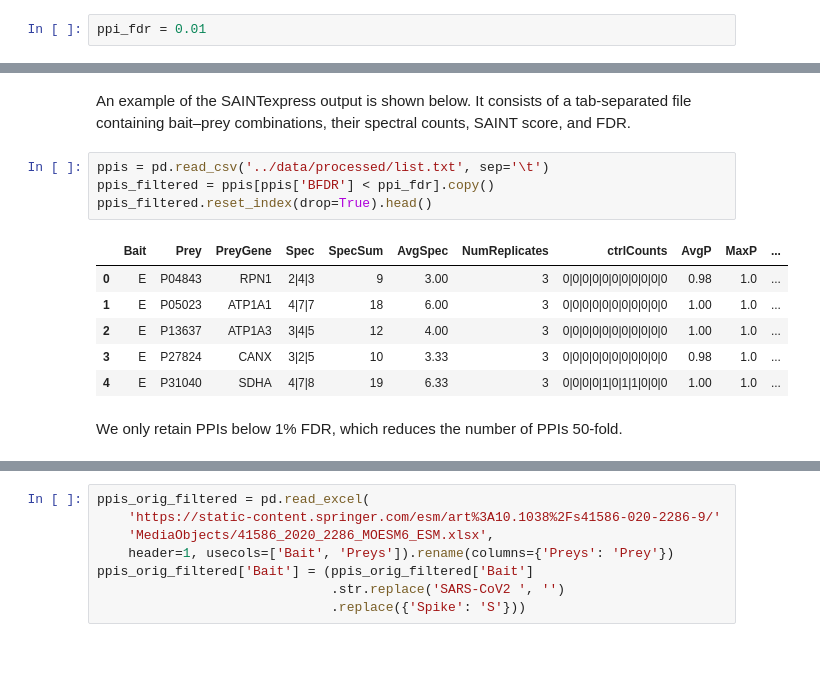
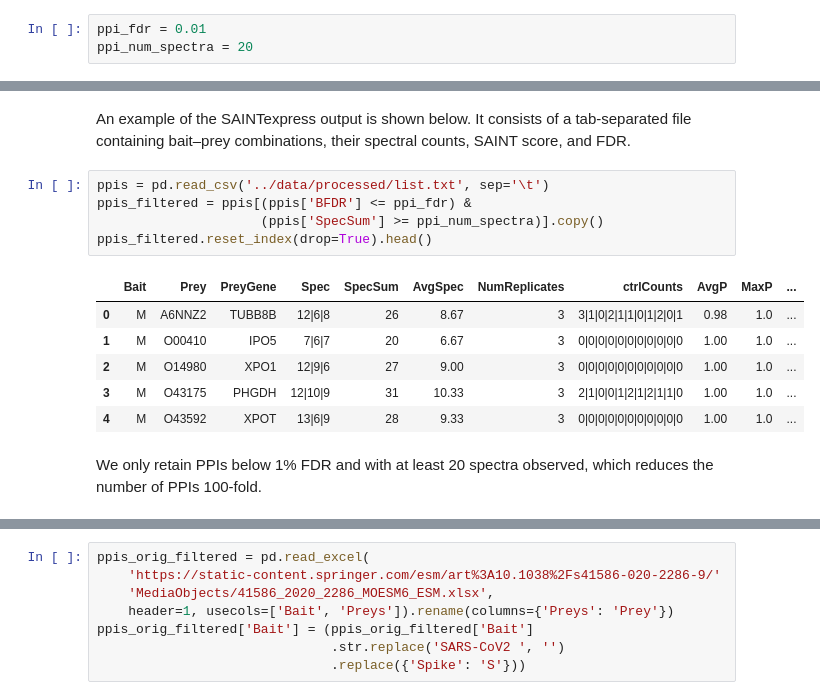
Before and after one commit to bittremieux/sars_cov_2, a Jupyter notebook: ppi_demo.ipynb, the cells around one changed output, grey strips where cells are left out. Cells and saved outputs as stored; diff of their text form; blank space fills up the shorter version.

```diff
--- a/ppi_demo.ipynb
+++ b/ppi_demo.ipynb
@@ -254,6 +268,7 @@ Next, PPIs are scored using SAINTexpress and only the high-confidence interactio
 Depending on whether spectral counting or MS1 intensity LFQ data is used as input for SAINTexpress, the `SAINTexpress-spc` or `SAINTexpress-int` executable should be used respectively.
 # %%
 ppi_fdr = 0.01
+ppi_num_spectra = 20
 # %%
 %%bash
 
@@ -268,17 +283,18 @@ fi
 An example of the SAINTexpress output is shown below. It consists of a tab-separated file containing bait–prey combinations, their spectral counts, SAINT score, and FDR.
 # %%
 ppis = pd.read_csv('../data/processed/list.txt', sep='\t')
-ppis_filtered = ppis[ppis['BFDR'] < ppi_fdr].copy()
+ppis_filtered = ppis[(ppis['BFDR'] <= ppi_fdr) &
+                     (ppis['SpecSum'] >= ppi_num_spectra)].copy()
 ppis_filtered.reset_index(drop=True).head()
 # %% [output]
 |  | Bait | Prey | PreyGene | Spec | SpecSum | AvgSpec | NumReplicates | ctrlCounts | AvgP | MaxP | ... |
-| 0 | E | P04843 | RPN1 | 2|4|3 | 9 | 3.00 | 3 | 0|0|0|0|0|0|0|0|0|0|0 | 0.98 | 1.0 | ... |
-| 1 | E | P05023 | ATP1A1 | 4|7|7 | 18 | 6.00 | 3 | 0|0|0|0|0|0|0|0|0|0|0 | 1.00 | 1.0 | ... |
-| 2 | E | P13637 | ATP1A3 | 3|4|5 | 12 | 4.00 | 3 | 0|0|0|0|0|0|0|0|0|0|0 | 1.00 | 1.0 | ... |
-| 3 | E | P27824 | CANX | 3|2|5 | 10 | 3.33 | 3 | 0|0|0|0|0|0|0|0|0|0|0 | 0.98 | 1.0 | ... |
-| 4 | E | P31040 | SDHA | 4|7|8 | 19 | 6.33 | 3 | 0|0|0|0|1|0|1|1|0|0|0 | 1.00 | 1.0 | ... |
+| 0 | M | A6NNZ2 | TUBB8B | 12|6|8 | 26 | 8.67 | 3 | 3|1|0|2|1|1|0|1|2|0|1 | 0.98 | 1.0 | ... |
+| 1 | M | O00410 | IPO5 | 7|6|7 | 20 | 6.67 | 3 | 0|0|0|0|0|0|0|0|0|0|0 | 1.00 | 1.0 | ... |
+| 2 | M | O14980 | XPO1 | 12|9|6 | 27 | 9.00 | 3 | 0|0|0|0|0|0|0|0|0|0|0 | 1.00 | 1.0 | ... |
+| 3 | M | O43175 | PHGDH | 12|10|9 | 31 | 10.33 | 3 | 2|1|0|0|1|2|1|2|1|1|0 | 1.00 | 1.0 | ... |
+| 4 | M | O43592 | XPOT | 13|6|9 | 28 | 9.33 | 3 | 0|0|0|0|0|0|0|0|0|0|0 | 1.00 | 1.0 | ... |
 # %% [markdown]
-We only retain PPIs below 1% FDR, which reduces the number of PPIs 50-fold.
+We only retain PPIs below 1% FDR and with at least 20 spectra observed, which reduces the number of PPIs 100-fold.
 # %%
 print(f'Number of potential PPIs: {len(inter):,}')
 print(f'Number of PPIs at {ppi_fdr:.0%} FDR: {len(ppis_filtered):,}')
```
Also changed, not shown: parts of 16 cells of this notebook, 1 other file.
